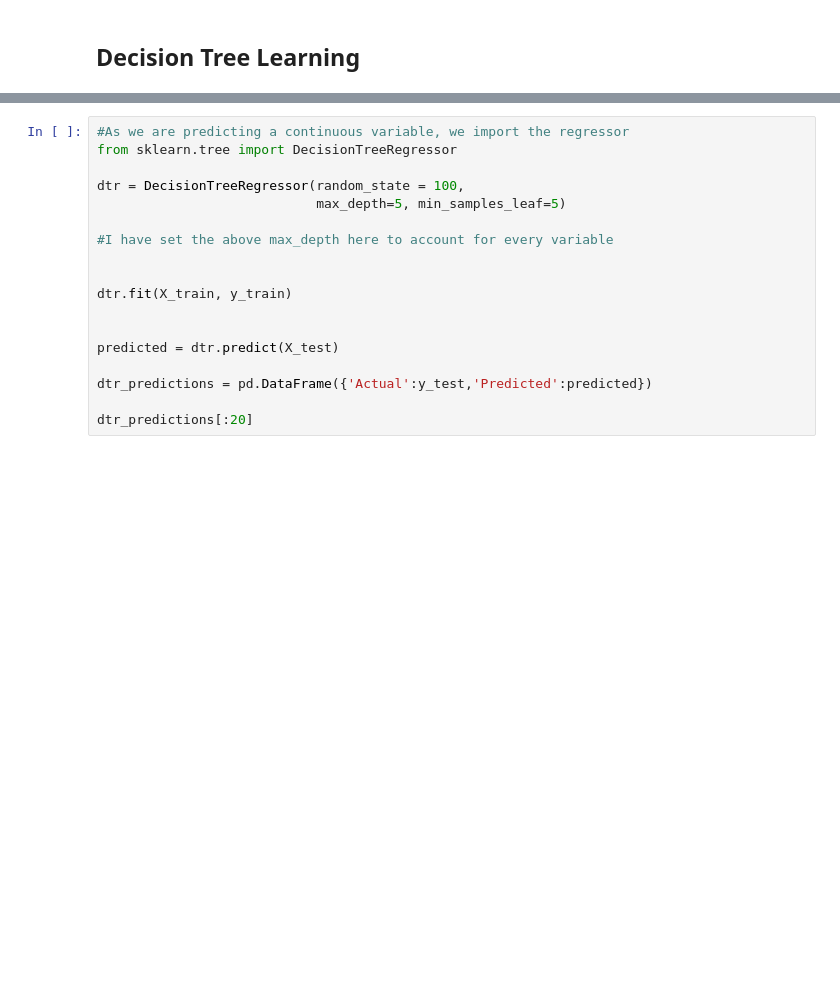
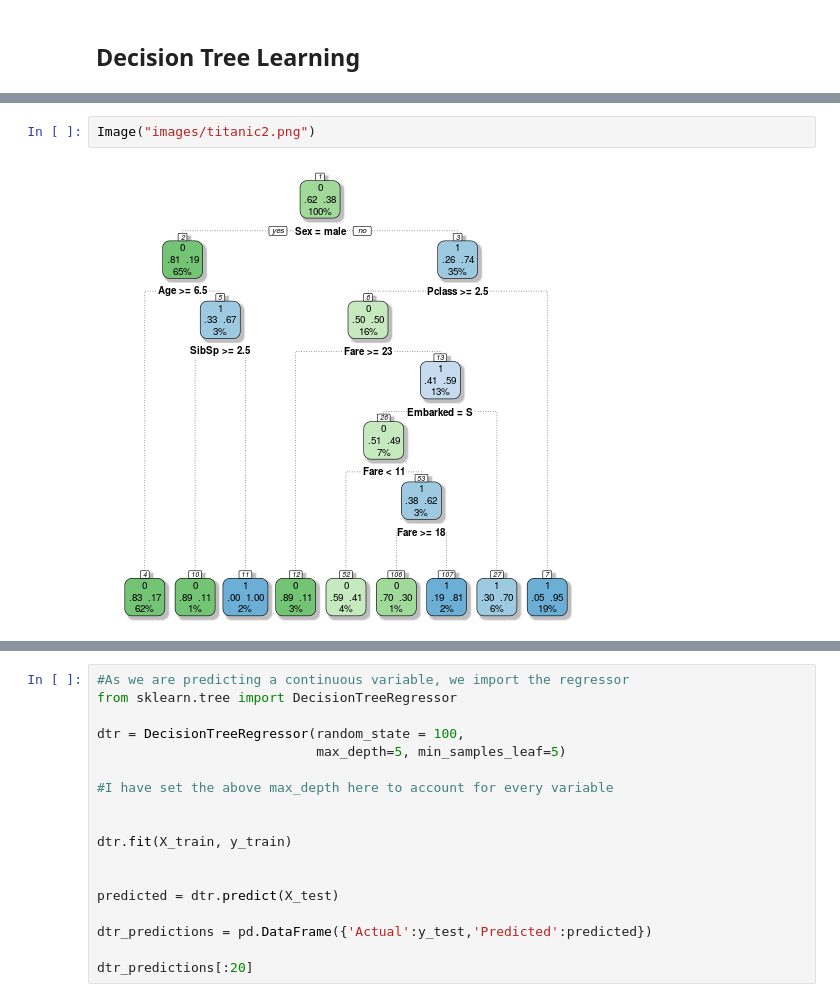
Before and after one commit to jcarpenter12/Regression-Analysis-Using-Python, a Jupyter notebook: Regression4.ipynb, the cells around one changed output, grey strips where cells are left out. Saved outputs shown, nothing was run; the diff lists cells and outputs as text; blank space fills up the shorter version.

```diff
--- a/Regression4.ipynb
+++ b/Regression4.ipynb
@@ -348,0 +389,4 @@ Divide & evaluate:
+# %%
+Image("images/titanic2.png")
+# %% [output]
+[figure, added]
```
Also changed, not shown: parts of 29 cells of this notebook, 4 other files.
